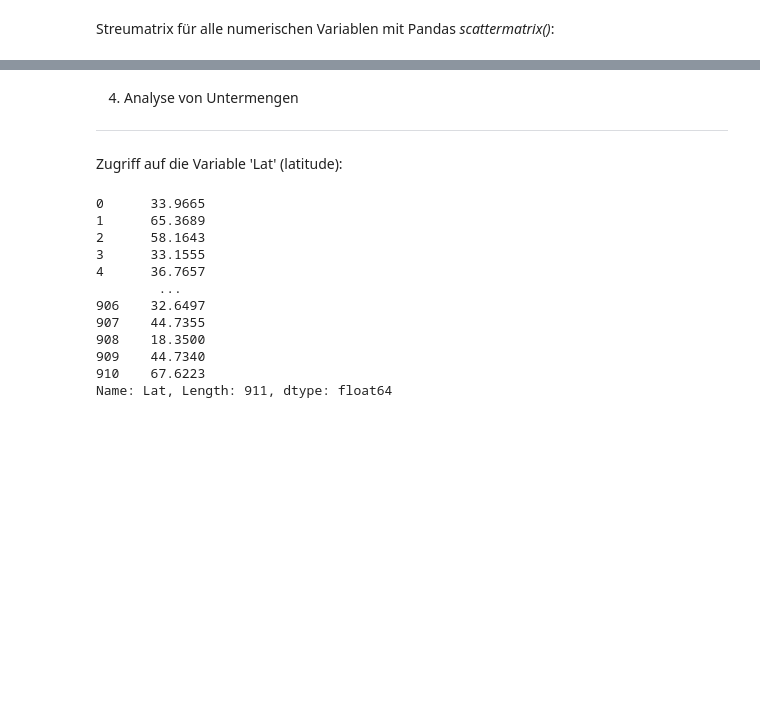
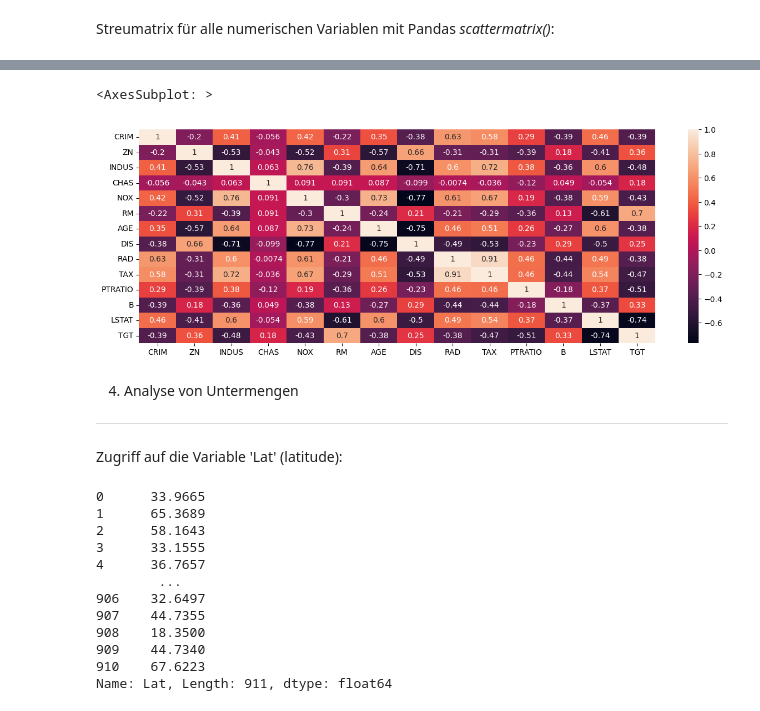
Before and after one commit to robingenz/htwg-machine-learning-exercises, a Jupyter notebook: exercises/01_Explorative_Analyse_und_PCA/01-explorative-analyse.ipynb, the cells around one changed output, grey strips where cells are left out. Drawn from its saved outputs; the diff is of its cells as text; code cells hidden in the pictures; blank space fills up the shorter version.

```diff
--- a/exercises/01_Explorative_Analyse_und_PCA/01-explorative-analyse.ipynb
+++ b/exercises/01_Explorative_Analyse_und_PCA/01-explorative-analyse.ipynb
@@ -216,3 +189,10 @@ pd.plotting.scatter_matrix(eData, figsize=(14,14), marker='o');
+# %%
+corr = eData.corr()
+plt.figure(figsize = (15,5))
+sns.heatmap(corr, annot=True, xticklabels=corr.columns, yticklabels=corr.columns)
+# %% [output]
+<AxesSubplot: >
+[figure, added]
 # %% [markdown]
 4. Analyse von Untermengen
 --------------------------
```
Also changed, not shown: parts of 7 cells of this notebook, 1 other file.
